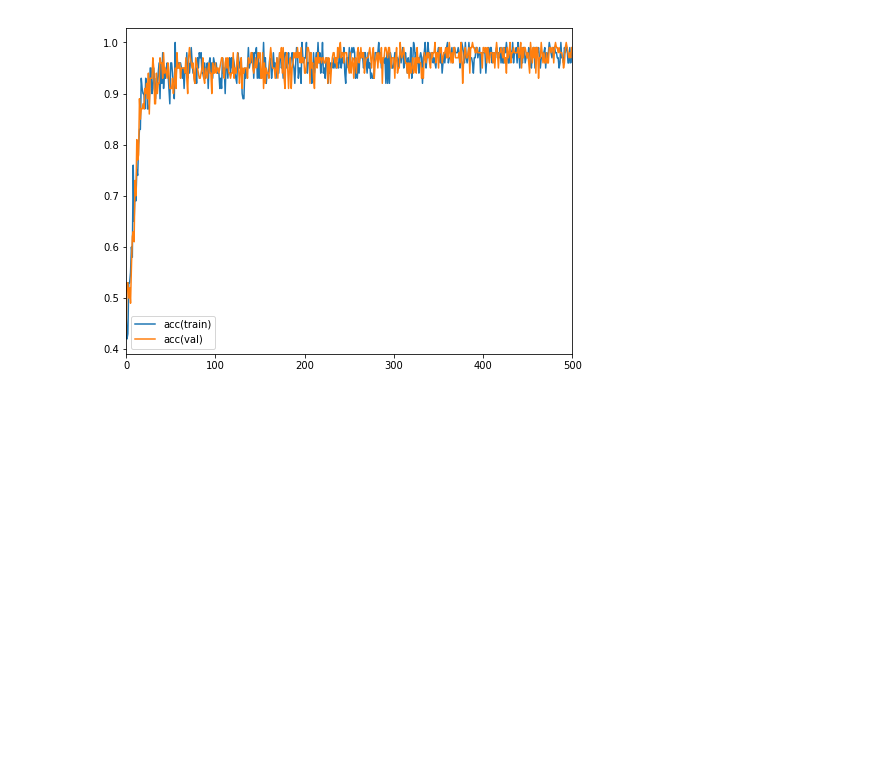
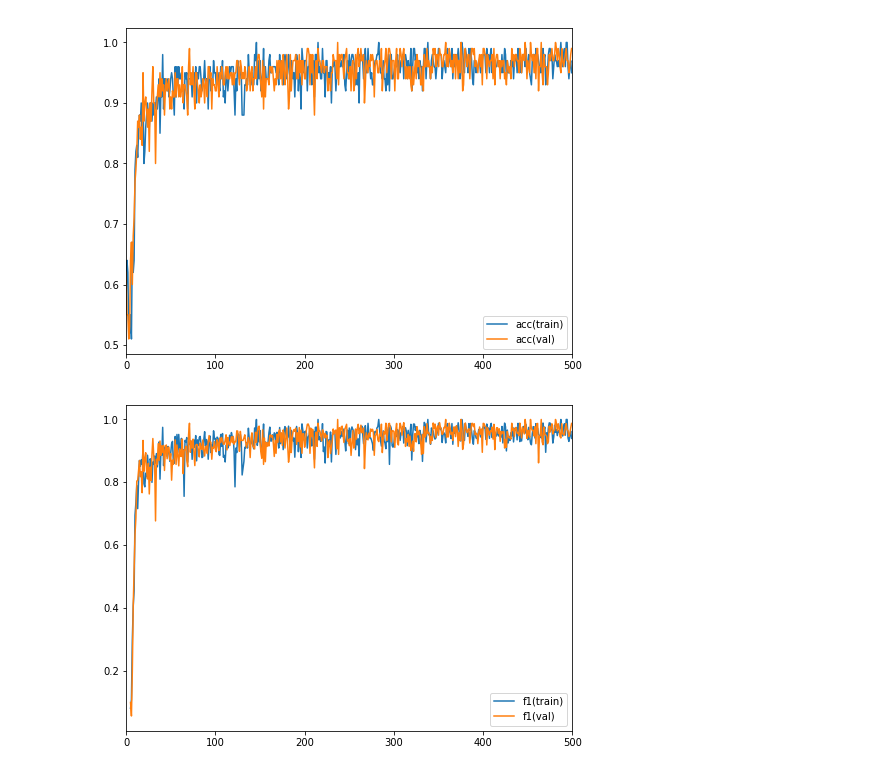
Before and after one commit to mgxnzhu/mlpproject, a Jupyter notebook: notebooks/Neural_Network.ipynb, the cells around one changed output. Cells and saved outputs as stored; diff of their text form; code cells hidden in the pictures; blank space fills up the shorter version.

```diff
--- a/notebooks/Neural_Network.ipynb
+++ b/notebooks/Neural_Network.ipynb
@@ -120,10 +135,20 @@ plt.show()
 # %%
 plt.figure(figsize=(8,6))
 plt.plot(range(num_steps), stats[:,1], label="acc(train)")
-plt.plot(range(num_steps), stats[:,3], label="acc(val)")
+plt.plot(range(num_steps), stats[:,4], label="acc(val)")
 plt.legend()
 plt.xlim(0, num_steps)
 plt.savefig("acc.pdf")
 plt.show()
 # %% [output]
-[figure, old version]
+[figure, new version]
+# %%
+plt.figure(figsize=(8,6))
+plt.plot(range(num_steps), stats[:,2], label="f1(train)")
+plt.plot(range(num_steps), stats[:,5], label="f1(val)")
+plt.legend()
+plt.xlim(0, num_steps)
+plt.savefig("acc.pdf")
+plt.show()
+# %% [output]
+[figure, added]
```
Also changed, not shown: parts of 3 cells of this notebook.
